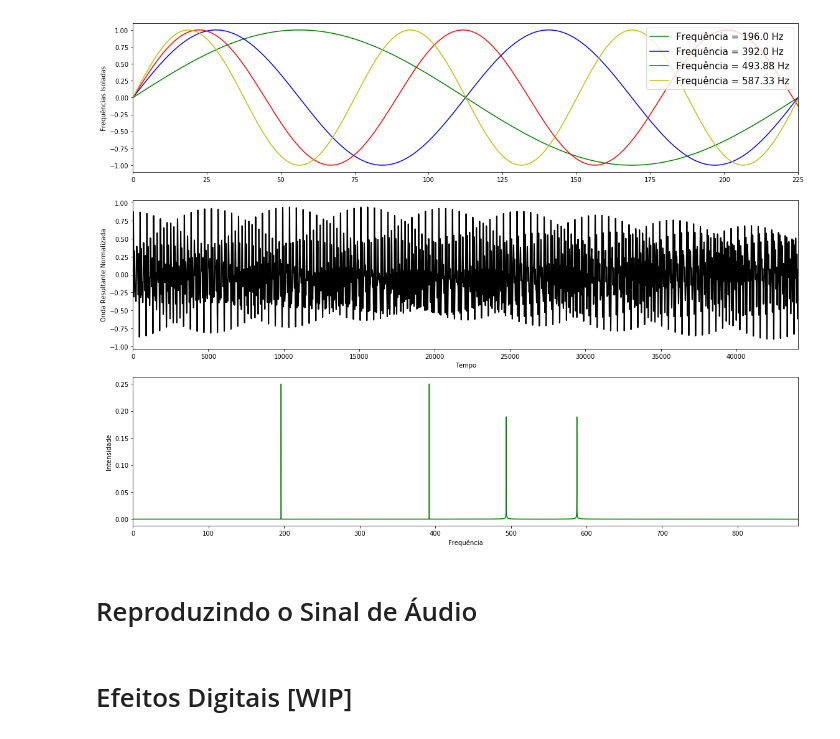
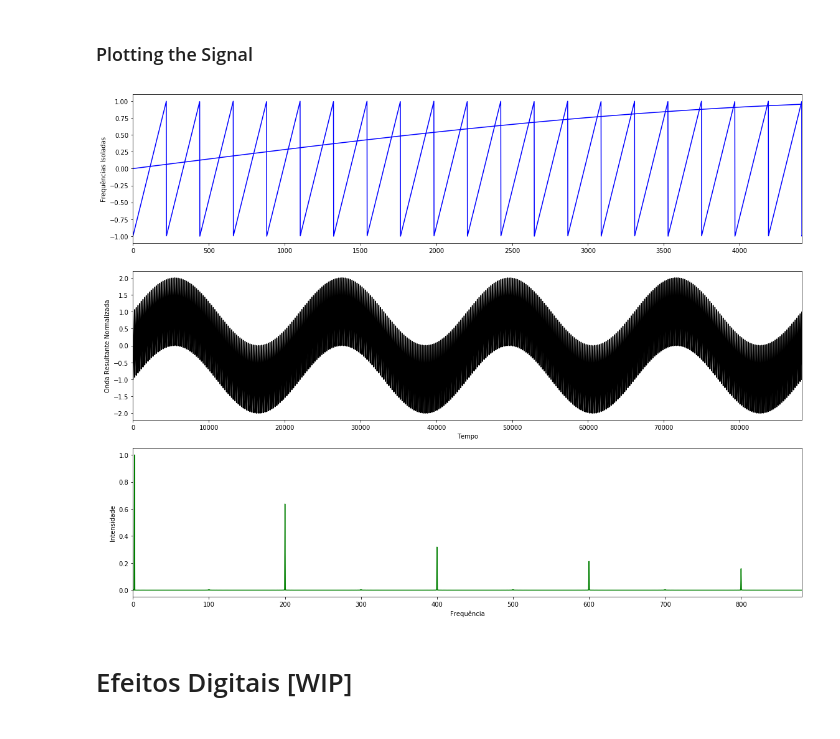
Before and after one commit to grfreitas/Synth-Oni, a Jupyter notebook: Gerando Efeitos Digitais de Áudio.ipynb, the cells around one changed output. Saved outputs shown, nothing was run; the diff lists cells and outputs as text; code cells hidden in the pictures.

```diff
--- a/Gerando Efeitos Digitais de Áudio.ipynb
+++ b/Gerando Efeitos Digitais de Áudio.ipynb
@@ -25,3 +26,0 @@ intervals = pd.read_csv('intervals',
-# %%
-fs = 44100  # sampling rate, Hz, inteiro
-duration = 20
@@ -41,3 +123,21 @@ result = sum(samples)/len(samples)
+# %% [markdown]
+### Plotting the Signal
+# %%
+duration = 2
+
+fs = 44100
+
+samples = list()
+s = list()
+
+s.append(sawtooth(200, duration, fs))
+s.append(sine(2, duration, fs))
+
+for i in range(0,len(s)):
+    samples.append(s[i])
+
+result = samples[0]+samples[1]
+result2 = result
 # %%
 # fourier fast transform
 N = len(result)
@@ -47,42 +147,31 @@ y = result
 yf = fft(y)
 xf = np.linspace(0.0, 1.0/(2.0*T), N//2)
 # %%
-xmax = fs
-
 fig = plt.figure(figsize=(16, 12))
 gs = gridspec.GridSpec(3, 1)
 
 ax0 = plt.subplot(gs[0])
 ax1 = plt.subplot(gs[1])
 ax2 = plt.subplot(gs[2])
 
 # plotando ondas separadas
-ax0.plot(range(0,len(samples[0])), samples[0], color = 'g')
-ax0.plot(range(0,len(samples[1])), samples[1], color = 'b')
-ax0.plot(range(0,len(samples[2])), samples[2], color = 'r')
-ax0.plot(range(0,len(samples[2])), samples[3], color = 'y')
-ax0.legend(('Frequência = {} Hz'.format(fqs[0]),
-            'Frequência = {} Hz'.format(fqs[1]),
-            'Frequência = {} Hz'.format(fqs[2]),
-            'Frequência = {} Hz'.format(fqs[3])),
-            loc='upper right', prop={'size': 15})
+for sample in samples:
+    ax0.plot(range(0,len(sample)), sample, color = 'b')
 ax0.set_ylabel('Frequências Isoladas')
-ax0.set_xlim(0,fs/min(fqs))
+ax0.set_xlim(0,fs/10)
 
 # domínio tempo da onda resultante
-ax1.plot(range(0,len(result)), result, color = 'black', linewidth=2)
+ax1.plot(range(0,len(result2)), result2, color = 'black', linewidth=2)
 ax1.set_xlabel('Tempo')
 ax1.set_ylabel('Onda Resultante Normalizada')
-ax1.set_xlim(0,xmax)
+ax1.set_xlim(0,duration*fs)
 
 # domínio frequência da onda resultante
 ax2.plot(xf, 2.0/N * np.abs(yf[0:N//2]), color = 'g')
 ax2.set_xlim(0,880)
 ax2.set_xlabel('Frequência')
 ax2.set_ylabel('Intensidade')
 
 fig.tight_layout();
 # %% [output]
-[figure, old version]
+[figure, new version]
-# %% [markdown]
-# Reproduzindo o Sinal de Áudio
```
Also changed, not shown: parts of 17 cells of this notebook, 1 other file.
